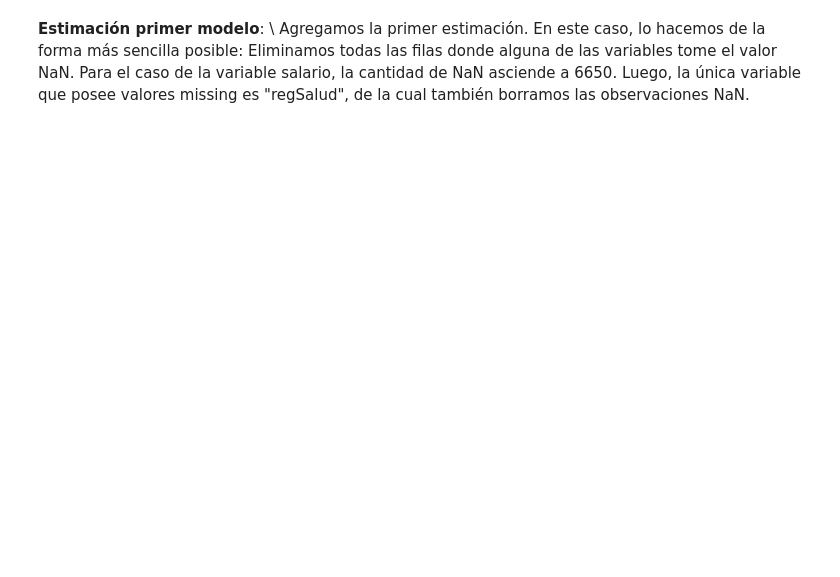
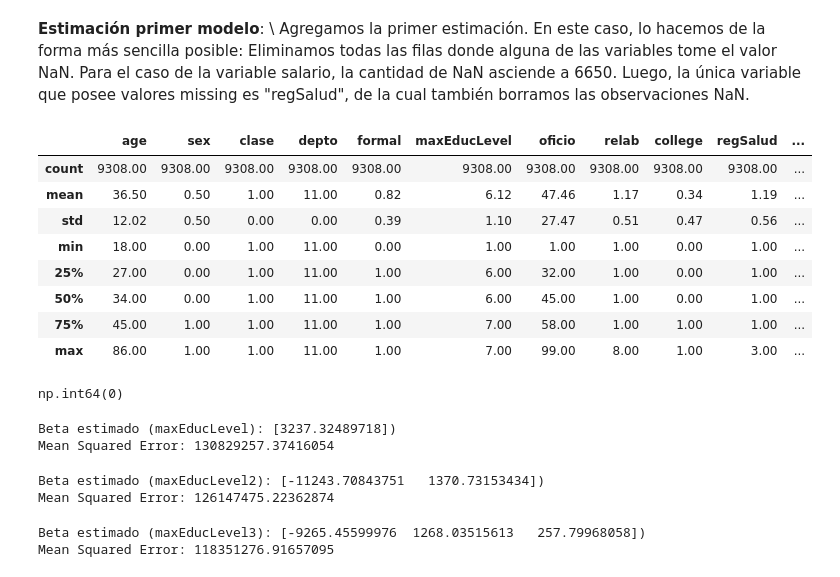
Before and after one commit to dipla70/ML-TP1, a Jupyter notebook: TP1.ipynb, the cells around one changed output. Saved outputs shown, nothing was run; the diff lists cells and outputs as text; code cells hidden in the pictures; blank space fills up the shorter version.

Commit message:
Modelo del 1 al 4

```diff
--- a/TP1.ipynb
+++ b/TP1.ipynb
@@ -177,3 +176,29 @@ df_3.columns.tolist()
 Agregamos la primer estimación. En este caso, lo hacemos de la forma más sencilla posible: Eliminamos todas las filas donde alguna de las variables tome el valor NaN. Para el caso de la variable salario, la cantidad de NaN asciende a 6650. Luego, la única variable que posee valores missing es "regSalud", de la cual también borramos las observaciones NaN.
 # %%
 from sklearn.metrics import mean_squared_error
+# %%
+#Incluyo también el w para borrar todos los missing
+X = ['w','age', 'sex', 'clase', 'depto', 'formal', 'maxEducLevel', 'oficio','relab', 'college', 'regSalud', 'totalHoursWorked', 'cuentaPropia', 'microEmpresa', 'sizeFirm']
+
+X = df_3.loc[:, X].dropna()  #borro todos los missing
+
+y = X.loc[:, 'w'] # tomo variable dependiente
+X.drop('w', axis=1, inplace=True) #borro "w" de las variables independientes
+X.shape #chequeo que esté todo bien
+# %%
+X.describe()
+# %% [output]
+|  | age | sex | clase | depto | formal | maxEducLevel | oficio | relab | college | regSalud | ... |
+| count | 9308.00 | 9308.00 | 9308.00 | 9308.00 | 9308.00 | 9308.00 | 9308.00 | 9308.00 | 9308.00 | 9308.00 | ... |
+| mean | 36.50 | 0.50 | 1.00 | 11.00 | 0.82 | 6.12 | 47.46 | 1.17 | 0.34 | 1.19 | ... |
+| std | 12.02 | 0.50 | 0.00 | 0.00 | 0.39 | 1.10 | 27.47 | 0.51 | 0.47 | 0.56 | ... |
+| min | 18.00 | 0.00 | 1.00 | 11.00 | 0.00 | 1.00 | 1.00 | 1.00 | 0.00 | 1.00 | ... |
+| 25% | 27.00 | 0.00 | 1.00 | 11.00 | 1.00 | 6.00 | 32.00 | 1.00 | 0.00 | 1.00 | ... |
+| 50% | 34.00 | 0.00 | 1.00 | 11.00 | 1.00 | 6.00 | 45.00 | 1.00 | 0.00 | 1.00 | ... |
+| 75% | 45.00 | 1.00 | 1.00 | 11.00 | 1.00 | 7.00 | 58.00 | 1.00 | 1.00 | 1.00 | ... |
+| max | 86.00 | 1.00 | 1.00 | 11.00 | 1.00 | 7.00 | 99.00 | 8.00 | 1.00 | 3.00 | ... |
+# %%
+#contamos los NaN
+np.isnan(y).sum()
+# %% [output]
+np.int64(0)
@@ -179,0 +214,47 @@ from sklearn.metrics import mean_squared_error
+# %%
+model2 =  LinearRegression().fit(X_train[['maxEducLevel']], y_train)
+model2.coef_
+
+# Print del beta estimado
+print(f'Beta estimado (maxEducLevel): {model2.coef_})')
+
+y_hat_model2 = model2.predict(X_test[["maxEducLevel"]])
+mse2 = mean_squared_error(y_test, y_hat_model2)
+print(f'Mean Squared Error: {mse2}')
+# %% [output]
+Beta estimado (maxEducLevel): [3237.32489718])
+Mean Squared Error: 130829257.37416054
+# %%
+# Modelo 3 con MaxEducLevel al cuadrado
+# hacer al cudrado la variable
+X_train['maxEducLevel2'] = X_train['maxEducLevel']**2
+# cuadrado para el xtest tambien
+X_test['maxEducLevel2'] = X_test['maxEducLevel']**2
+
+model3 = LinearRegression().fit(X_train[['maxEducLevel','maxEducLevel2']], y_train)
+model3.coef_
+
+# Print del beta estimado
+print(f'Beta estimado (maxEducLevel2): {model3.coef_})')
+
+y_hat_model3 = model3.predict(X_test[['maxEducLevel','maxEducLevel2']])
+mse3 = mean_squared_error(y_test, y_hat_model3)
+print(f'Mean Squared Error: {mse3}')
+# %% [output]
+Beta estimado (maxEducLevel2): [-11243.70843751   1370.73153434])
+Mean Squared Error: 126147475.22362874
+# %%
+#modelo 4 con modelo 3 + edad sin transformar
+
+model4 = LinearRegression().fit(X_train[['maxEducLevel','maxEducLevel2','age']], y_train)
+model4.coef_
+
+# Print del beta estimado
+print(f'Beta estimado (maxEducLevel3): {model4.coef_})')
+
+y_hat_model4 = model4.predict(X_test[['maxEducLevel','maxEducLevel2','age']])
+mse4 = mean_squared_error(y_test, y_hat_model4)
+print(f'Mean Squared Error: {mse4}')
+# %% [output]
+Beta estimado (maxEducLevel3): [-9265.45599976  1268.03515613   257.79968058])
+Mean Squared Error: 118351276.91657095
```
Also changed, not shown: parts of 34 cells of this notebook, 1 other file.
